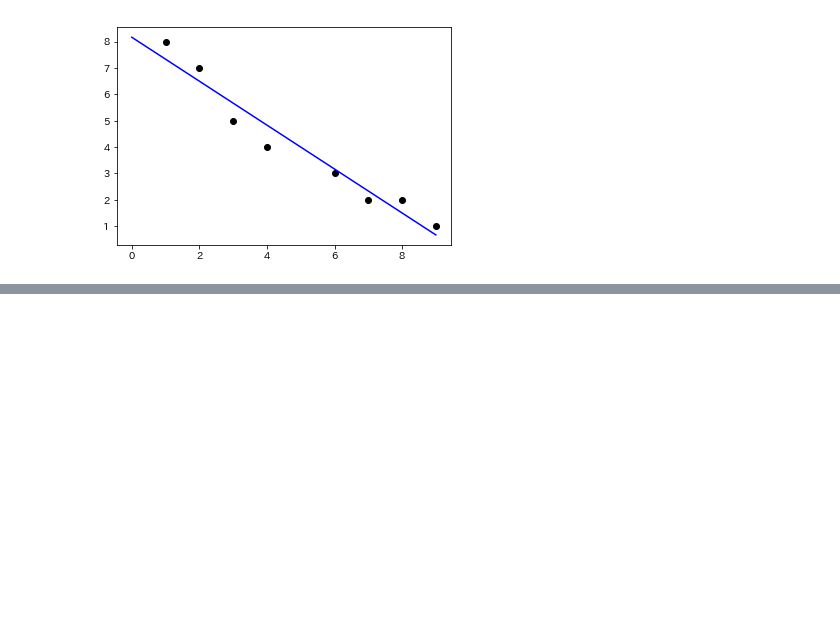
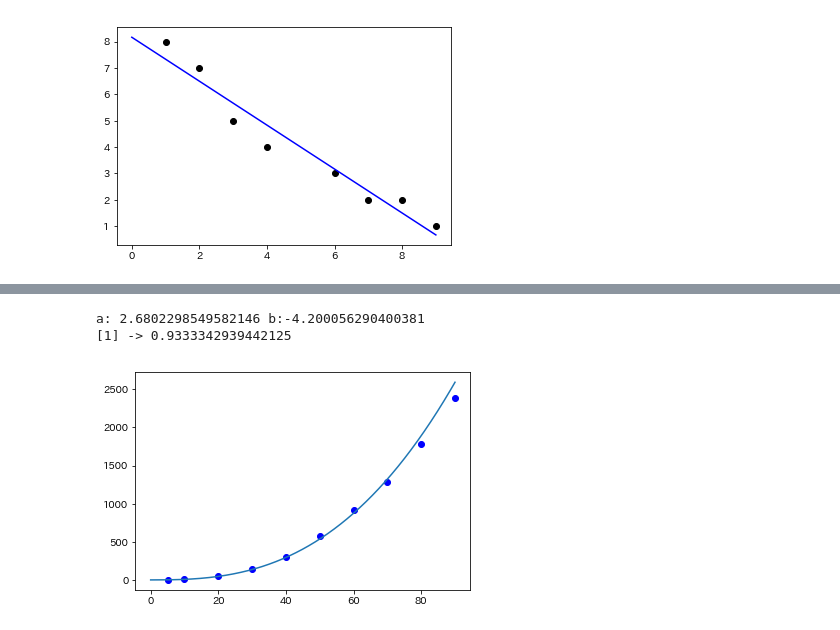
Before and after one commit to chanma0806/study-statistics-python, a Jupyter notebook: 初歩からの統計学.ipynb, the cells around one changed output, grey strips where cells are left out. Cells and saved outputs as stored; diff of their text form; code cells hidden in the pictures; blank space fills up the shorter version.

```diff
--- a/初歩からの統計学.ipynb
+++ b/初歩からの統計学.ipynb
@@ -1313,0 +1318,19 @@ a: 0.0010945501796224102 b:0.02633035236566538
+# %%
+# 13-6
+
+X = np.array([5, 10, 20, 30, 40, 50, 60, 70, 80, 90])
+Y = np.array([1, 8, 45, 142, 305, 582, 923, 1278, 1779, 2380])
+
+figure = plt.figure()
+ax = plt.axes()
+ax.scatter(x=X, y=Y, color="b")
+simpleRegression13_6 = makeSimpleRegression( np.log(X), np.log(Y))
+x = np.arange(0, X.max(), 0.001)
+y = np.exp(simpleRegression13_6(np.log(x)))
+ax.plot(x, y)
+
+print(f"[1] -> {np.corrcoef(x, y)[1][0]}")
+# %% [output]
+a: 2.6802298549582146 b:-4.200056290400381
+[1] -> 0.9333342939442125
+[figure, added]
```
Also changed, not shown: parts of 7 cells of this notebook.
